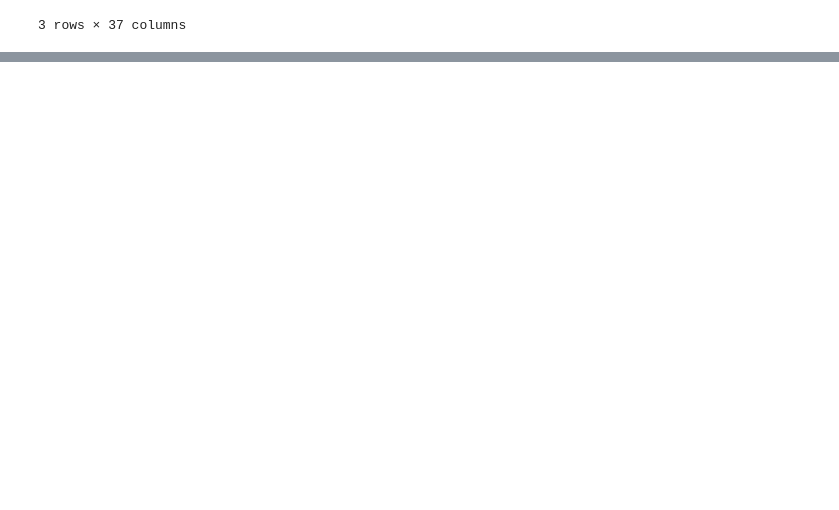
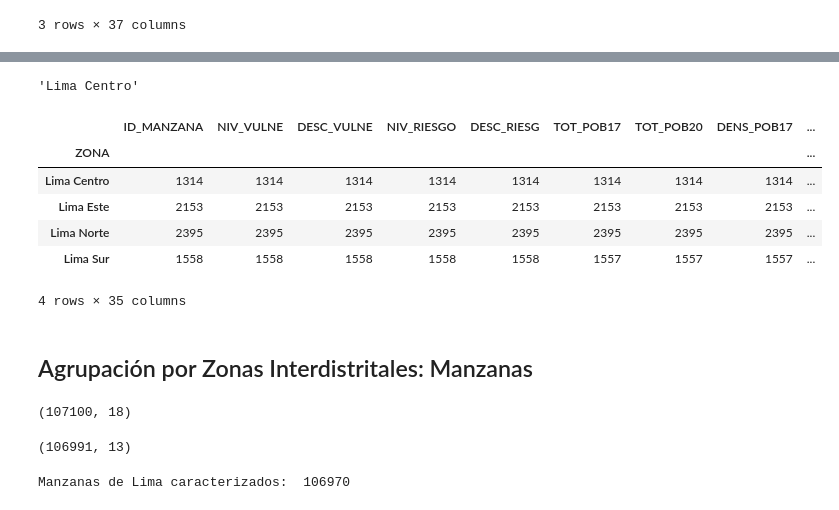
Before and after one commit to Amy-Checcllo/Shelters-for-Earthquakes-Repository, a Jupyter notebook: Albergues potenciales.ipynb, the cells around one changed output, grey strips where cells are left out. Cells and saved outputs as stored; diff of their text form; code cells hidden in the pictures; blank space fills up the shorter version.

```diff
--- a/Albergues potenciales.ipynb
+++ b/Albergues potenciales.ipynb
@@ -410,0 +421,33 @@ aaa
+# %%
+zonifica['SURQUILLO']='Lima Centro'
+# %%
+zonifica['SURQUILLO']
+# %% [output]
+'Lima Centro'
+# %%
+def zoni(dist):
+    return zonifica[dist]
+# %%
+gdf_albergues_carac['ZONA'] = gdf_albergues_carac['NOMBDIST'].apply(zoni)
+# %%
+zona_dist = gdf_albergues_carac.groupby('ZONA')
+# %%
+zona_dist.count()
+# %% [output]
+|  | ID_MANZANA | NIV_VULNE | DESC_VULNE | NIV_RIESGO | DESC_RIESG | TOT_POB17 | TOT_POB20 | DENS_POB17 | ... |
+| ZONA |  |  |  |  |  |  |  |  | ... |
+| Lima Centro | 1314 | 1314 | 1314 | 1314 | 1314 | 1314 | 1314 | 1314 | ... |
+| Lima Este | 2153 | 2153 | 2153 | 2153 | 2153 | 2153 | 2153 | 2153 | ... |
+| Lima Norte | 2395 | 2395 | 2395 | 2395 | 2395 | 2395 | 2395 | 2395 | ... |
+| Lima Sur | 1558 | 1558 | 1558 | 1558 | 1558 | 1557 | 1557 | 1557 | ... |
+4 rows × 35 columns
+# %% [markdown]
+## Agrupación por Zonas Interdistritales: Manzanas
+# %%
+gdf_Lima.shape
+# %% [output]
+(107100, 18)
+# %%
+df_manzanas_carac.shape
+# %% [output]
+(106991, 13)
@@ -410,0 +462,4 @@ aaa
+# %%
+print('Manzanas de Lima caracterizados: ', gdf_manzanas_carac.shape[0])
+# %% [output]
+Manzanas de Lima caracterizados:  106970
```
Also changed, not shown: parts of 114 cells of this notebook, 1 other file.
